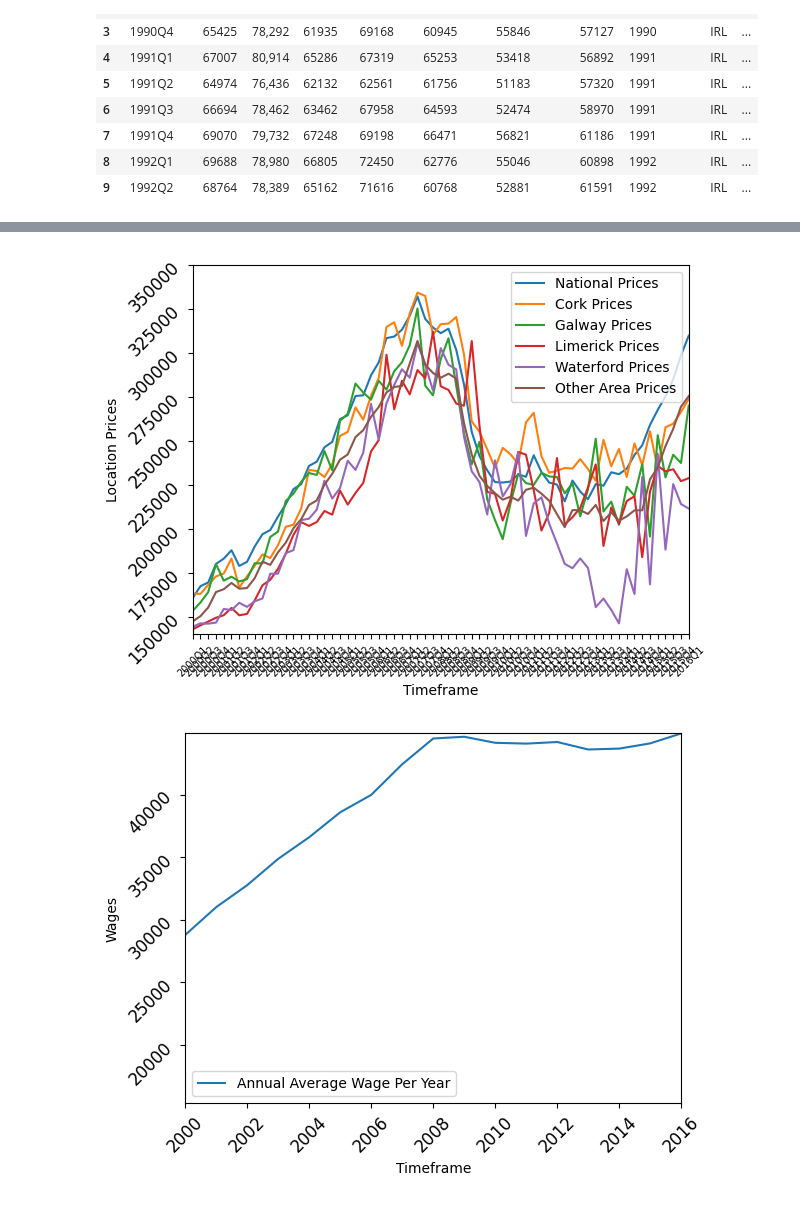
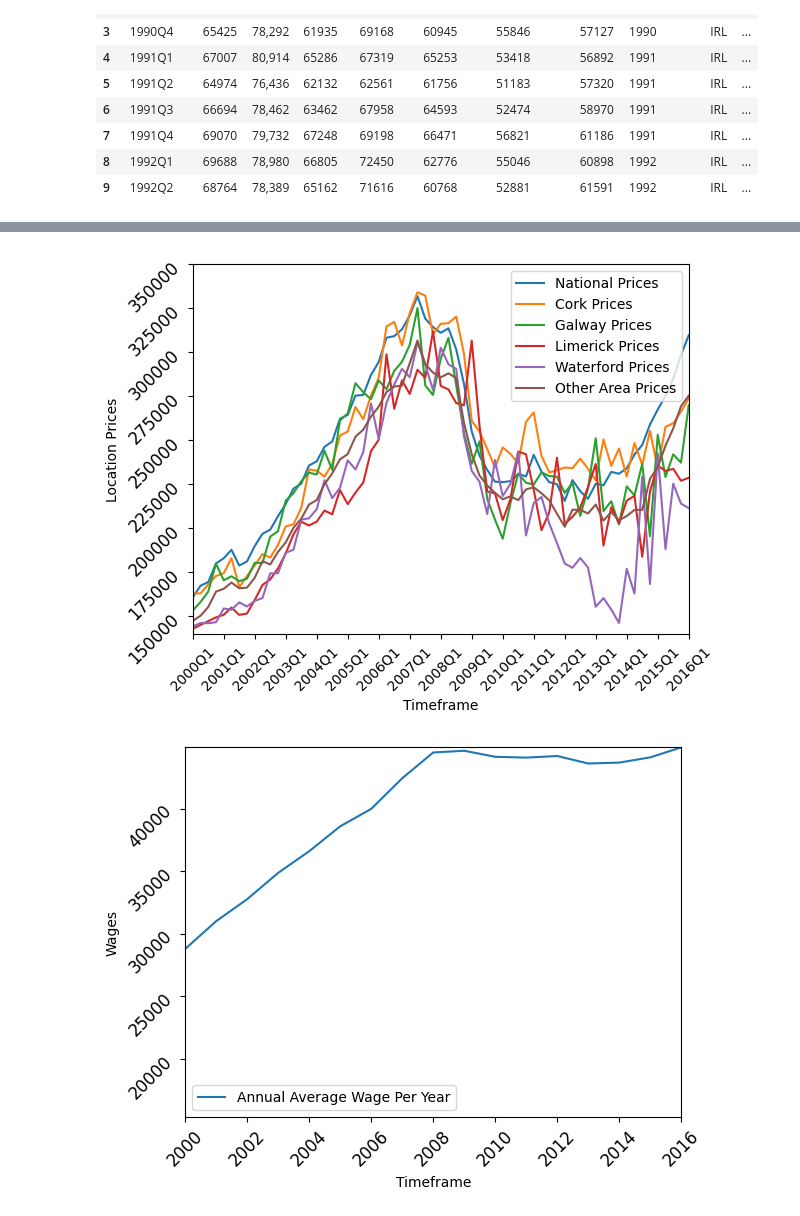
Before and after one commit to Ricey28/Data-Analytics, a Jupyter notebook: mergeTables&Visualisation.ipynb, the cells around one changed output, grey strips where cells are left out. Drawn from its saved outputs; the diff is of its cells as text; code cells hidden in the pictures.

Commit message:
17/05 final Notebook work including function creation

```diff
--- a/mergeTables&Visualisation.ipynb
+++ b/mergeTables&Visualisation.ipynb
@@ -107,15 +120,19 @@ Note: you may need to restart the kernel to use updated packages.
 # %%
+#Import of Matplotlib as plt to start creating my visuals. Additional import of IPython when it was thought that I might need it for the Magic commands but this goes unused.
+
 import matplotlib.pyplot as plt
 
 import IPython
 
-# Convert a specific column from string to integer
+#Converting the location prices columns into an int to use in the visual
 merged_table['National'] = merged_table['National'].astype(int)
 merged_table['Cork'] = merged_table['Cork'].astype(int)
 merged_table['Galway'] = merged_table['Galway'].astype(int)
 merged_table['Limerick'] = merged_table['Limerick'].astype(int)
 merged_table['Waterford'] = merged_table['Waterford'].astype(int)
 merged_table['Other Areas'] = merged_table['Other Areas'].astype(int)
+
+#Creating the objects to be used within the first visual. I am looking to layer the 5 different lines on the graph to show the difference in the prices in the provided Irish locations during the Datasets timeframe
 
 x1 = merged_table['Year/Qrt']
 y1 = merged_table['National']
@@ -130,33 +147,46 @@ x4 = merged_table['Year/Qrt']
 y4 = merged_table['Limerick']
 
 x5 = merged_table['Year/Qrt']
 y5 = merged_table['Waterford']
 
 x6 = merged_table['Year/Qrt']
 y6 = merged_table['Other Areas']
 
+#Plotting and labeling the new lines for the graph using the created objects. Also includes label creation for later legend creation
+
 plt.plot(x1, y1, label='National Prices')
 plt.plot(x2, y2, label='Cork Prices')
 plt.plot(x3, y3, label='Galway Prices')
 plt.plot(x4, y4, label='Limerick Prices')
 plt.plot(x5, y5, label='Waterford Prices')
 plt.plot(x6, y6, label='Other Area Prices')
 
+#Rotation and Fontsize change for the ticks in the graph to allow for the 'xticks' mainly to be read more easily but the Rotation was done for all to keep uniformity on the graphs and as a small style choise
+
 plt.xticks(rotation=45)
 plt.yticks(rotation=45)
-plt.xticks(fontsize=7)
+plt.xticks(fontsize=10)
 plt.yticks(fontsize=12)
 
+#Creating the labels for the 'x' and 'y' axis as well as the creation of the legend for the graph to assist in understanding the data
 plt.xlabel('Timeframe')
 plt.ylabel('Location Prices')
 plt.legend()
+
+#Altering the 'x' axis shown ticks to only be every 4th, this further assists the user in allowing the ticks to be bigger without cluttering the graph with too many tick values showing
+
+plt.xticks(range(0, len(x1), 4))
+
+#Altering the range for the data to ensure that the information could be read by users. To this effect, the Timeframe was limited to a 16 year span and the Location Prices were limited to just allow price range within the Timeframe
 
 x_min, x_max = '2000Q1', x1.max()
 y_min, y_max = 140000, 350000
 plt.xlim(x_min, x_max)
 plt.ylim(y_min, y_max)
 
+#Showing the plotted graph below, detailing the Irish housing prices between 2000 and 2016
+
 plt.show()
 # %% [output]
-[figure, old version]
+[figure, new version]
 # %%
```
Also changed, not shown: parts of 8 cells of this notebook, 3 other files.
